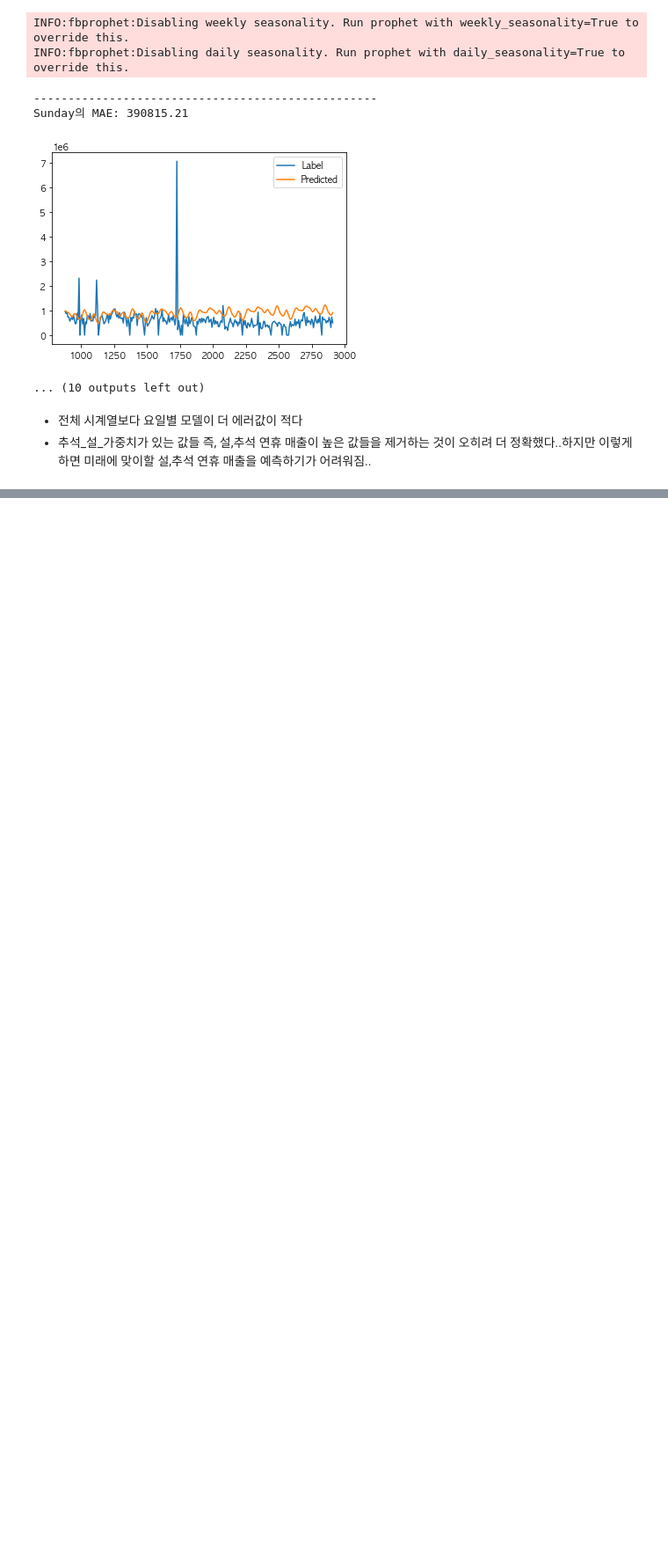
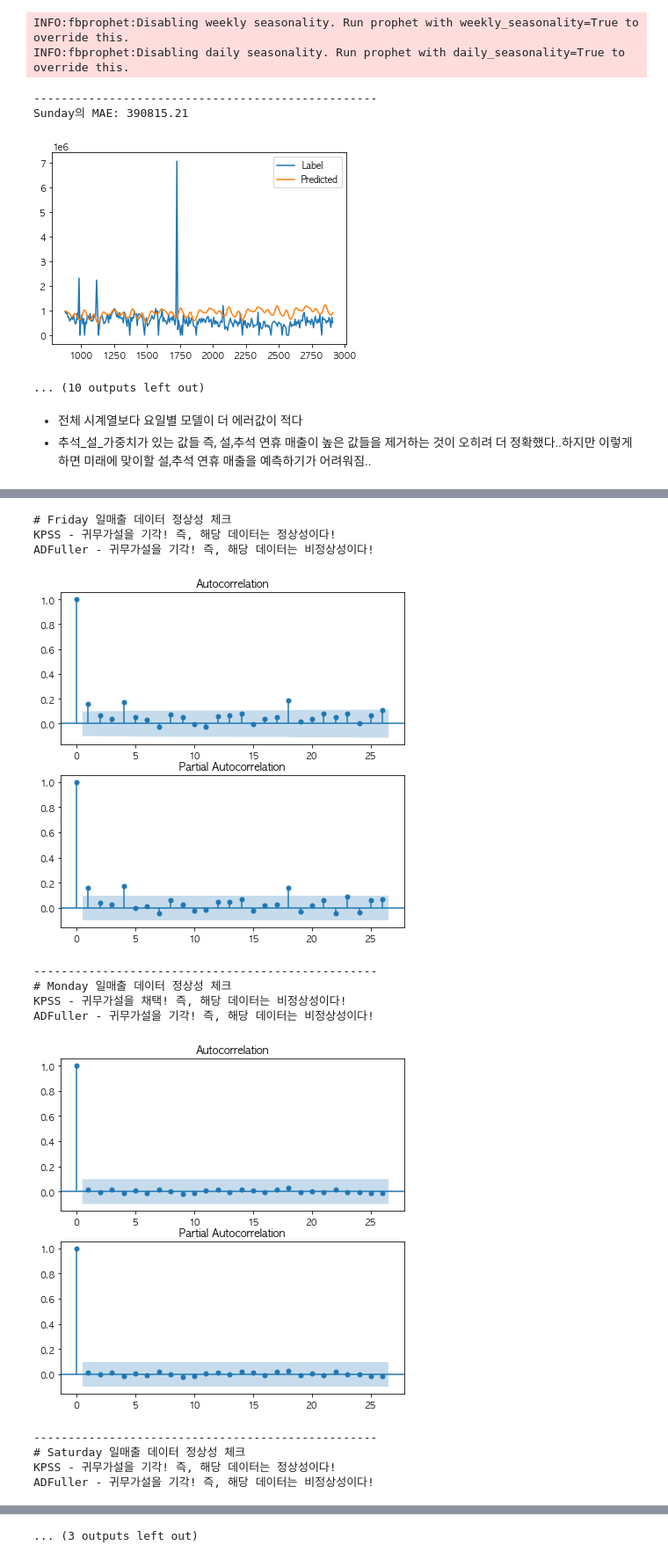
Before and after one commit to young-hun-jo/DataAnalysis, a Jupyter notebook: woochuri/modeling.ipynb, the cells around one changed output, grey strips where cells are left out. Shown at 88% size. Drawn from its saved outputs; the diff is of its cells as text; code cells hidden in the pictures; blank space fills up the shorter version.

```diff
--- a/woochuri/modeling.ipynb
+++ b/woochuri/modeling.ipynb
@@ -231,0 +307,46 @@ Sunday의 MAE: 390815.21
+# %%
+# KPSS, ADFuller 둘다 테스트하는 함수 정의
+def check_stationary(df):
+    # test
+    kpss_res = kpss(df['일매출'])
+    adf_res = adfuller(df['일매출'])
+
+    # KPSS
+    if kpss_res[1] < 0.05:
+        print("KPSS - 귀무가설을 기각! 즉, 해당 데이터는 정상성이다!")
+    else:
+        print("KPSS - 귀무가설을 채택! 즉, 해당 데이터는 비정상성이다!")
+
+    # ADFuller
+    if adf_res[1] < 0.05:
+        print("ADFuller - 귀무가설을 기각! 즉, 해당 데이터는 비정상성이다!")
+    else:
+        print("ADFuller - 귀무가설을 채택! 즉, 해당 데이터는 정상성이다!")
+# %%
+# 요일별 일매출 데이터 정상성 체크하고 ACF, PACF 함수 관찰후 대략적인 AR, MA 차수 결정하기
+grouped = df.groupby('요일')
+weekday_lst = list(grouped.groups.keys())
+
+for i, g in enumerate(grouped.groups):
+    group_df = grouped.get_group(g)
+    print(f"# {weekday_lst[i]} 일매출 데이터 정상성 체크")
+    check_stationary(group_df)
+    fig, axes = plt.subplots(figsize=(7, 7), nrows=2, ncols=1, squeeze=True)
+    plot_acf(group_df['일매출'], ax=axes[0])
+    plot_pacf(group_df['일매출'], ax=axes[1])
+    plt.show()
+    print('-'*50)
+# %% [output]
+# Friday 일매출 데이터 정상성 체크
+KPSS - 귀무가설을 기각! 즉, 해당 데이터는 정상성이다!
+ADFuller - 귀무가설을 기각! 즉, 해당 데이터는 비정상성이다!
+[figure, added]
+--------------------------------------------------
+# Monday 일매출 데이터 정상성 체크
+KPSS - 귀무가설을 채택! 즉, 해당 데이터는 비정상성이다!
+ADFuller - 귀무가설을 기각! 즉, 해당 데이터는 비정상성이다!
+[figure, added]
+--------------------------------------------------
+# Saturday 일매출 데이터 정상성 체크
+KPSS - 귀무가설을 기각! 즉, 해당 데이터는 정상성이다!
+ADFuller - 귀무가설을 기각! 즉, 해당 데이터는 비정상성이다!
@@ -231,0 +369 @@ Sunday의 MAE: 390815.21
+... (3 outputs left out)
```
Also changed, not shown: parts of 35 cells of this notebook.
